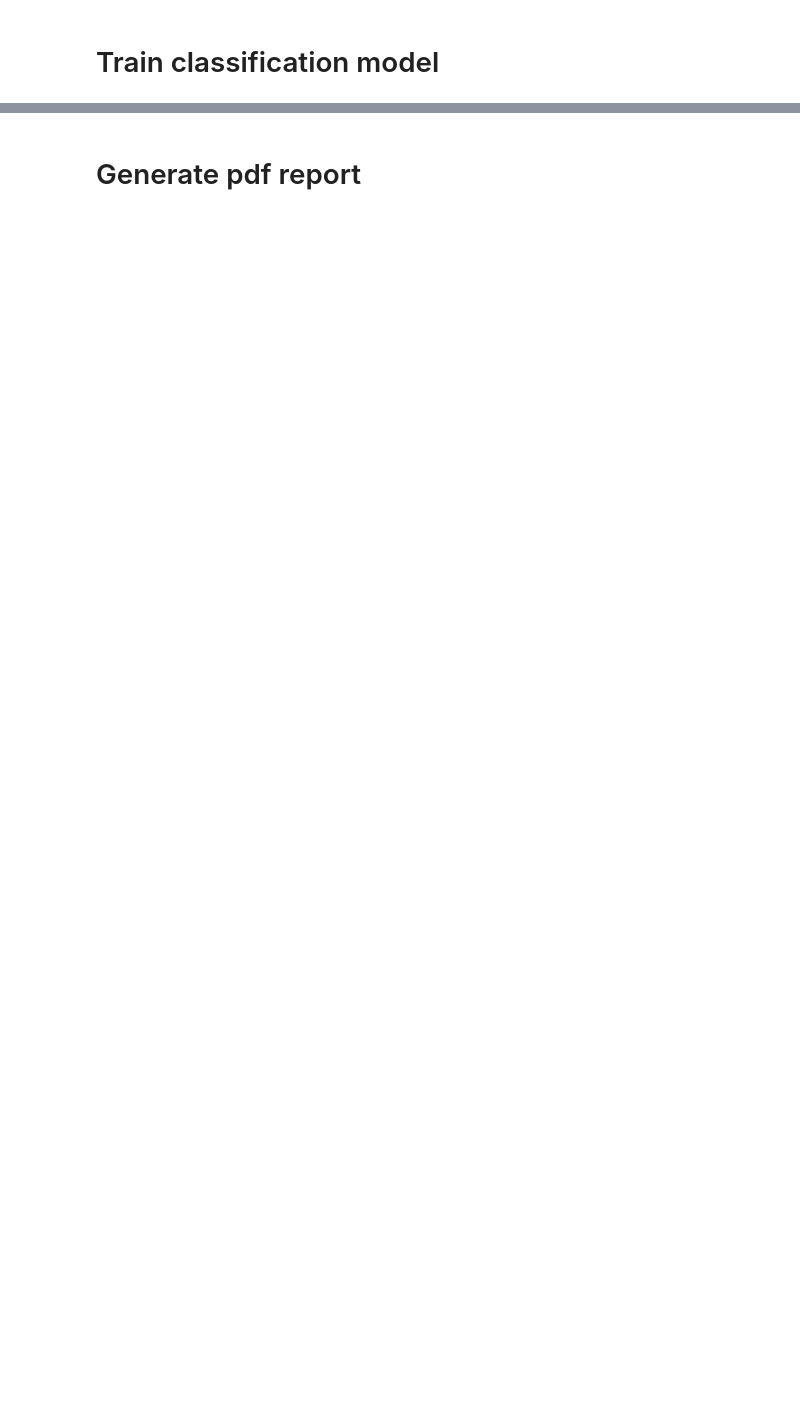
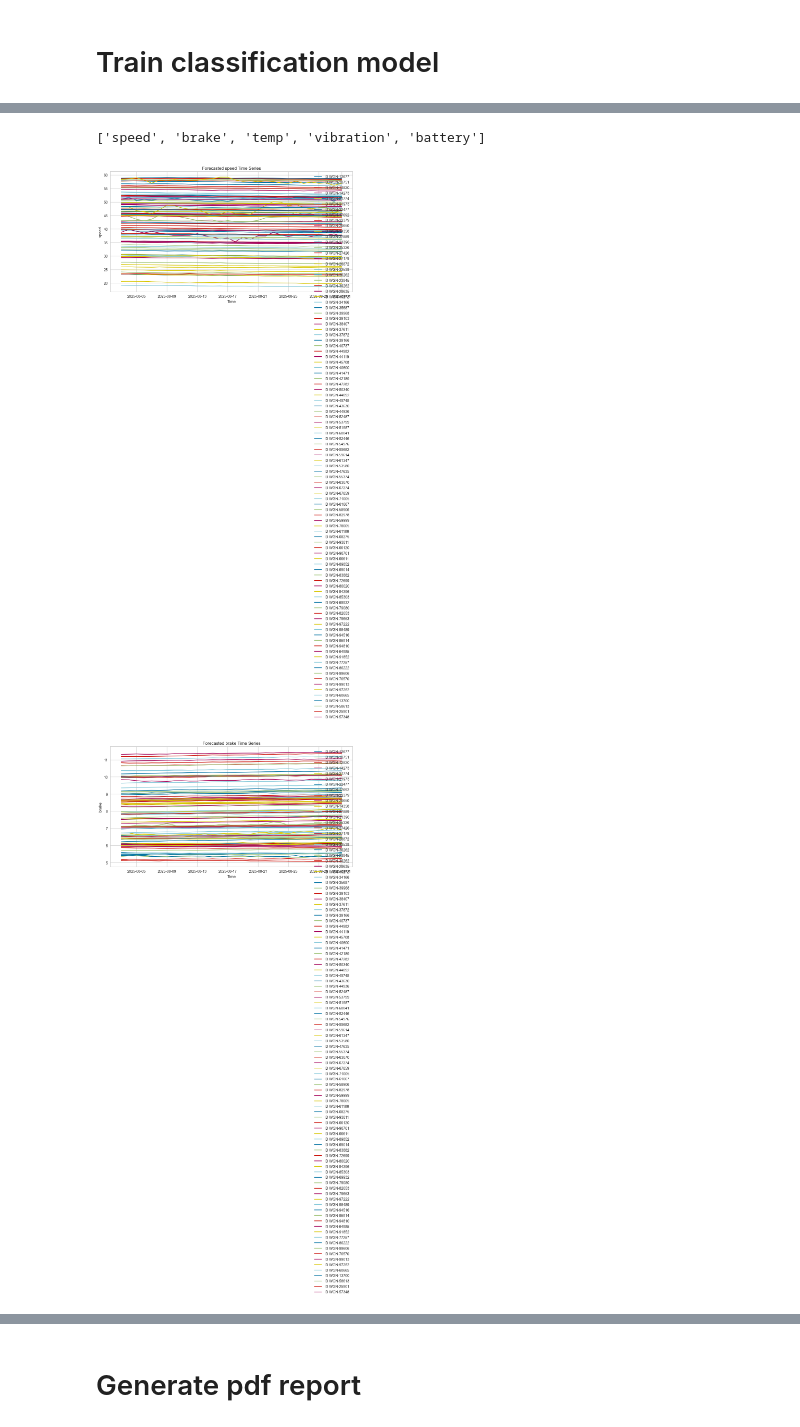
Before and after one commit to squirrel376/neuraltwin, a Jupyter notebook: src/classification/agent.ipynb, the cells around one changed output, grey strips where cells are left out. Cells and saved outputs as stored; diff of their text form; code cells hidden in the pictures; blank space fills up the shorter version.

```diff
--- a/src/classification/agent.ipynb
+++ b/src/classification/agent.ipynb
@@ -190 +198,7 @@ plot_model(best, plot="confusion_matrix")
+# %%
+measurements_table="neuraltwin.wagon_data.measurements",
+cols_names=measurements.columns.tolist()[:-1]
+cols_names
+# %% [output]
+['speed', 'brake', 'temp', 'vibration', 'battery']
 # %%
@@ -220,0 +249,16 @@ forecast = forecast(
+# %%
+# visualize forecast dataframe time series for each id
+import matplotlib.pyplot as plt
+
+for col_name in cols_names:
+    plt.figure(figsize=(12, 6))
+    for id in forecast["id"].unique():
+        plt.plot(forecast[forecast["id"] == id]["timestamp"], forecast[forecast["id"] == id][col_name], label=f"ID {id}")
+    plt.title(f"Forecasted {col_name} Time Series")
+    plt.xlabel("Time")
+    plt.ylabel(col_name)
+    plt.legend()
+    plt.show()
+# %% [output]
+[figure, added]
+[figure, added]
```
Also changed, not shown: parts of 30 cells of this notebook, 1 other file.
